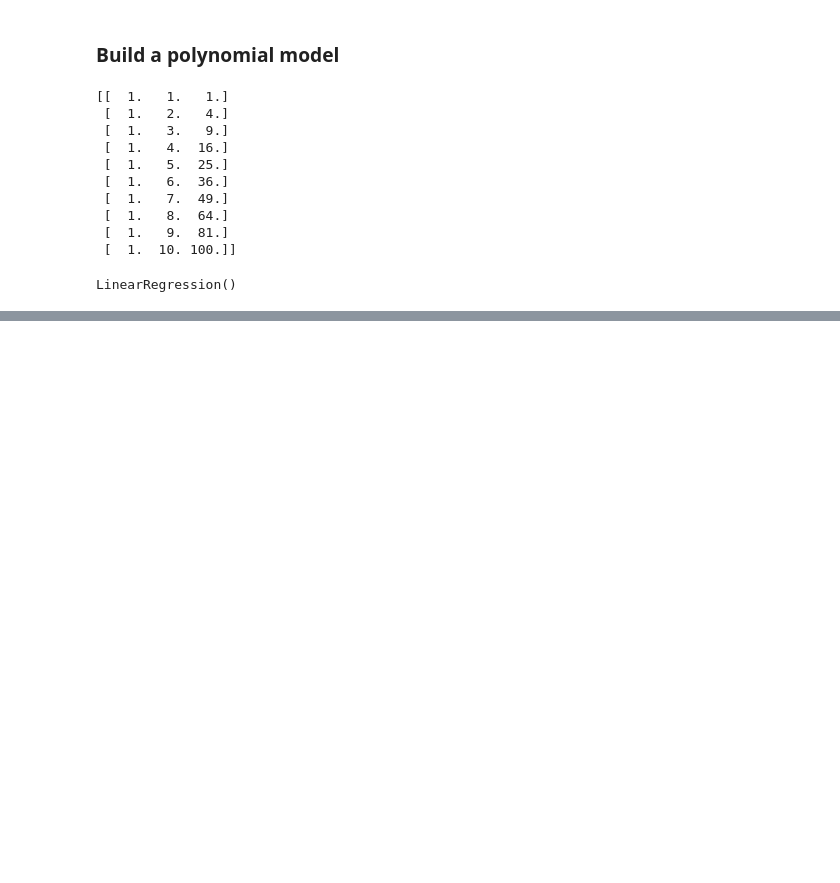
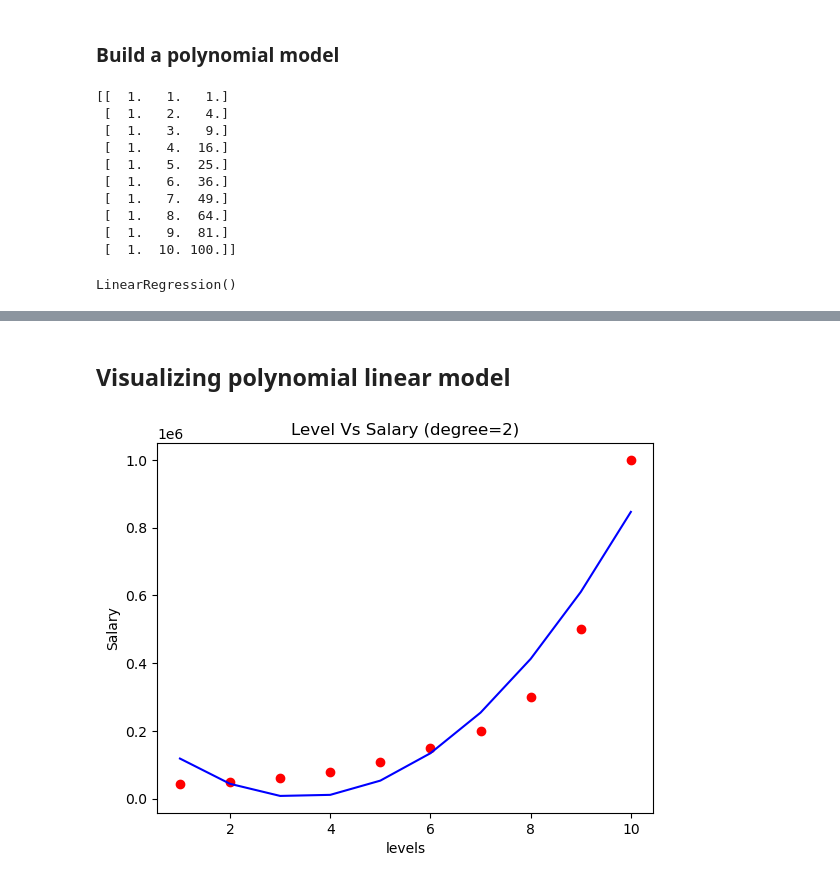
Before and after one commit to salunkhegr1712/Machine-Learning, a Jupyter notebook: PolynomialLinearRegression/modelPLR.ipynb, the cells around one changed output, grey strips where cells are left out. Saved outputs shown, nothing was run; the diff lists cells and outputs as text; code cells hidden in the pictures; blank space fills up the shorter version.

```diff
--- a/PolynomialLinearRegression/modelPLR.ipynb
+++ b/PolynomialLinearRegression/modelPLR.ipynb
@@ -92,0 +106,14 @@ array([118727.27272727])
+# %% [markdown]
+## Visualizing polynomial linear model
+# %%
+plt.scatter(x,y,color="red")
+pred=plr.predict(x_poly)
+plt.plot(x,pred,color="blue")
+plt.ylabel("Salary")
+plt.xlabel("levels")
+plt.title("Level Vs Salary (degree=2)")
+plt.show()
+
+# here we can see that the dataset look very good with the Polynomial regression
+# %% [output]
+[figure, added]
```
Also changed, not shown: parts of 12 cells of this notebook, 8 other files.
